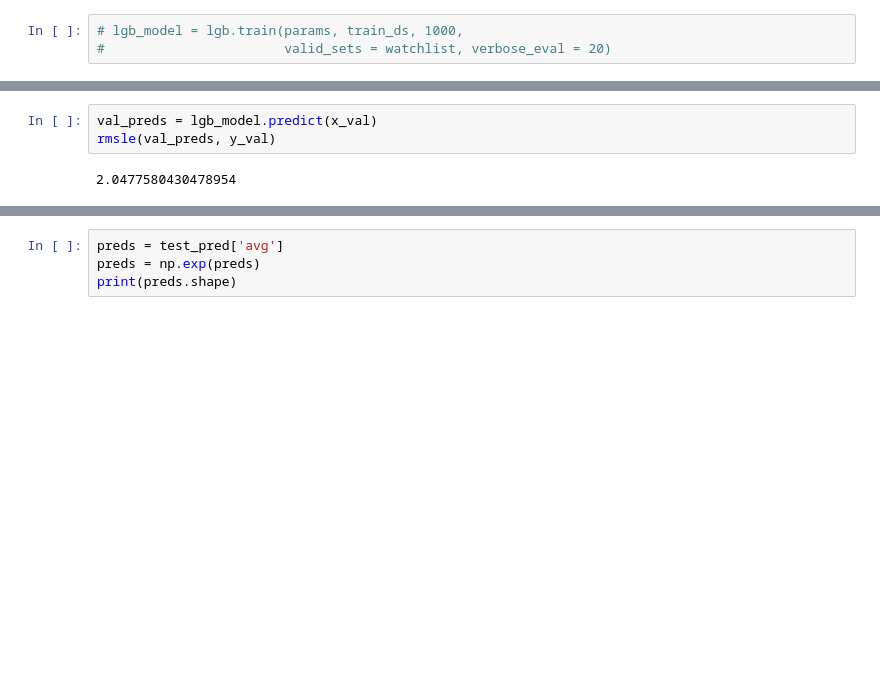
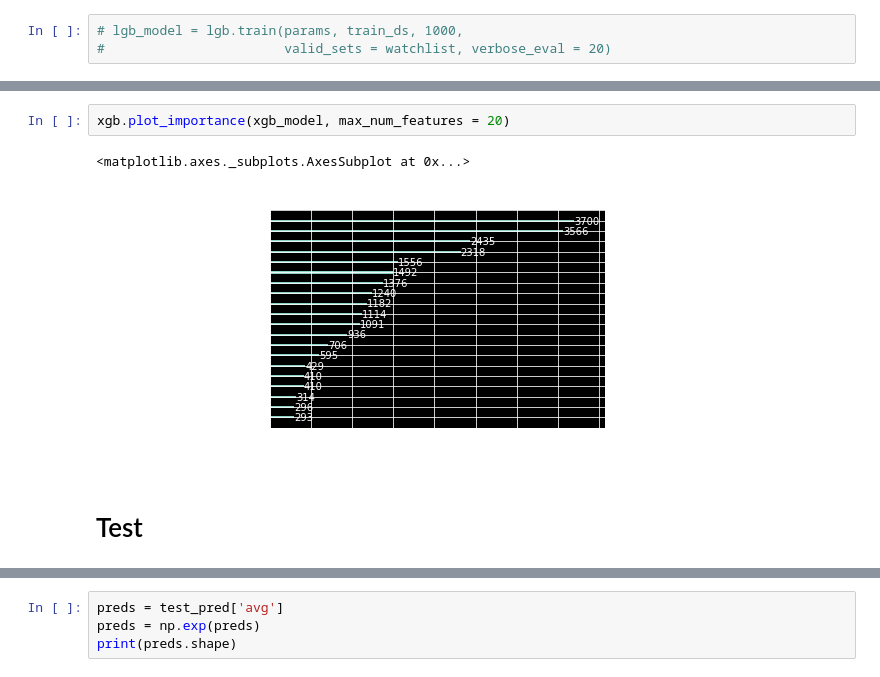
Before and after one commit to JanieTran/Kaggle_Competitions, a Jupyter notebook: TMDBBoxOfficePrediction/TMDBBoxOfficePrediction.ipynb, the cells around one changed output, grey strips where cells are left out. Drawn from its saved outputs; the diff is of its cells as text; blank space fills up the shorter version.

```diff
--- a/TMDBBoxOfficePrediction/TMDBBoxOfficePrediction.ipynb
+++ b/TMDBBoxOfficePrediction/TMDBBoxOfficePrediction.ipynb
@@ -776,8 +799,10 @@ lgb.plot_importance(lgb_model, max_num_features = 20)
-# %%
-val_preds = lgb_model.predict(x_val)
-rmsle(val_preds, y_val)
-# %% [output]
-2.0477580430478954
+# %%
+xgb.plot_importance(xgb_model, max_num_features = 20)
+# %% [output]
+<matplotlib.axes._subplots.AxesSubplot at 0x...>
+[figure, added]
+# %% [markdown]
+# Test
 # %%
 test_pred.head()
 # %% [output]
```
Also changed, not shown: parts of 11 cells of this notebook, 2 other files.
